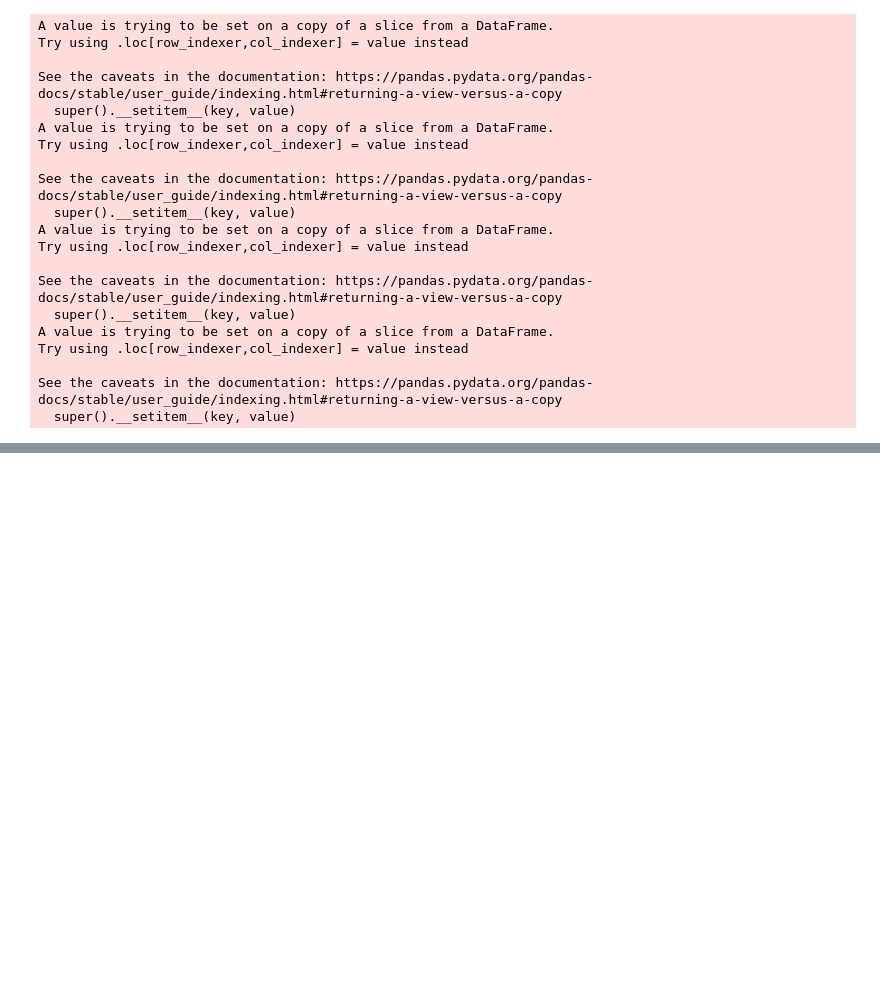
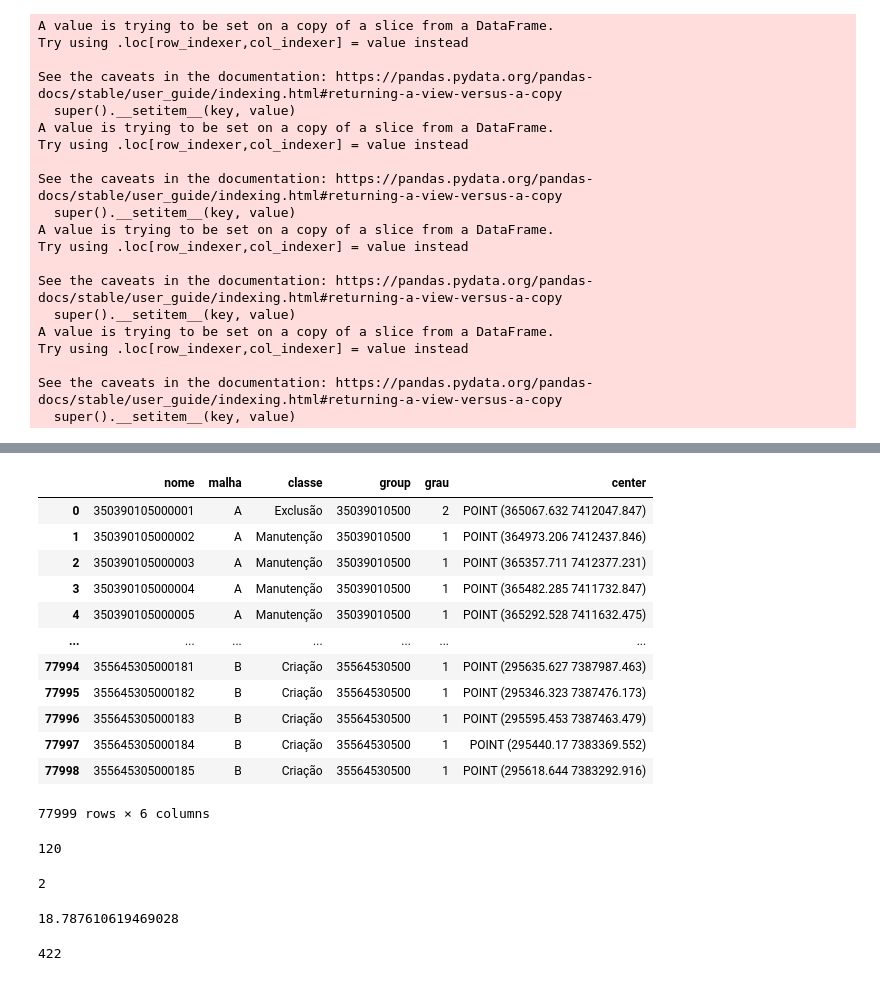
Before and after one commit to peredrozende/compat_censos, a Jupyter notebook: compat_censos.ipynb, the cells around one changed output, grey strips where cells are left out. Cells and saved outputs as stored; diff of their text form; code cells hidden in the pictures; blank space fills up the shorter version.

```diff
--- a/compat_censos.ipynb
+++ b/compat_censos.ipynb
@@ -77,0 +110,43 @@ for n in G_compat.nodes(data=True):
+# %%
+G_compat.node_gdf
+# %% [output]
+|  | nome | malha | classe | group | grau | center |
+| 0 | 350390105000001 | A | Exclusão | 35039010500 | 2 | POINT (365067.632 7412047.847) |
+| 1 | 350390105000002 | A | Manutenção | 35039010500 | 1 | POINT (364973.206 7412437.846) |
+| 2 | 350390105000003 | A | Manutenção | 35039010500 | 1 | POINT (365357.711 7412377.231) |
+| 3 | 350390105000004 | A | Manutenção | 35039010500 | 1 | POINT (365482.285 7411732.847) |
+| 4 | 350390105000005 | A | Manutenção | 35039010500 | 1 | POINT (365292.528 7411632.475) |
+| ... | ... | ... | ... | ... | ... | ... |
+| 77994 | 355645305000181 | B | Criação | 35564530500 | 1 | POINT (295635.627 7387987.463) |
+| 77995 | 355645305000182 | B | Criação | 35564530500 | 1 | POINT (295346.323 7387476.173) |
+| 77996 | 355645305000183 | B | Criação | 35564530500 | 1 | POINT (295595.453 7387463.479) |
+| 77997 | 355645305000184 | B | Criação | 35564530500 | 1 | POINT (295440.17 7383369.552) |
+| 77998 | 355645305000185 | B | Criação | 35564530500 | 1 | POINT (295618.644 7383292.916) |
+77999 rows × 6 columns
+# %%
+# Manutenções inconsistentes
+len(G_compat.node_gdf.query('classe == "Manutenção" & grau > 1'))
+# %% [output]
+120
+# %%
+# Desconexos
+len(G_compat.node_gdf.query('grau == 0'))
+# %% [output]
+2
+# %%
+# Razão de divisões não puras
+df = (G_compat.edge_gdf.merge(G_compat.compatTable_B, left_on='B.nome', right_on='ID', how='left')
+                       .merge(G_compat.AMC.reset_index()[['CD_PERIMETRO', 'TIPO_CORRESP']], on='CD_PERIMETRO', how='left' )
+                       .pivot_table(index='TIPO_CORRESP', columns='metodo', values='B.nome', aggfunc='count'))
+
+float(df.loc['m:n','Divisão']*100/df['Divisão'].sum())
+# %% [output]
+18.787610619469028
+# %%
+# Isolados persistentes
+df = (G_compat.edge_gdf.merge(G_compat.compatTable_B, left_on='B.nome', right_on='ID', how='left')
+                       .merge(G_compat.AMC.reset_index()[['CD_PERIMETRO', 'TIPO_CORRESP']], on='CD_PERIMETRO', how='left' ))
+
+len(df.query('metodo == "Sobreposição (0m)"'))
+# %% [output]
+422
```
Also changed, not shown: parts of 10 cells of this notebook, 7 other files.
